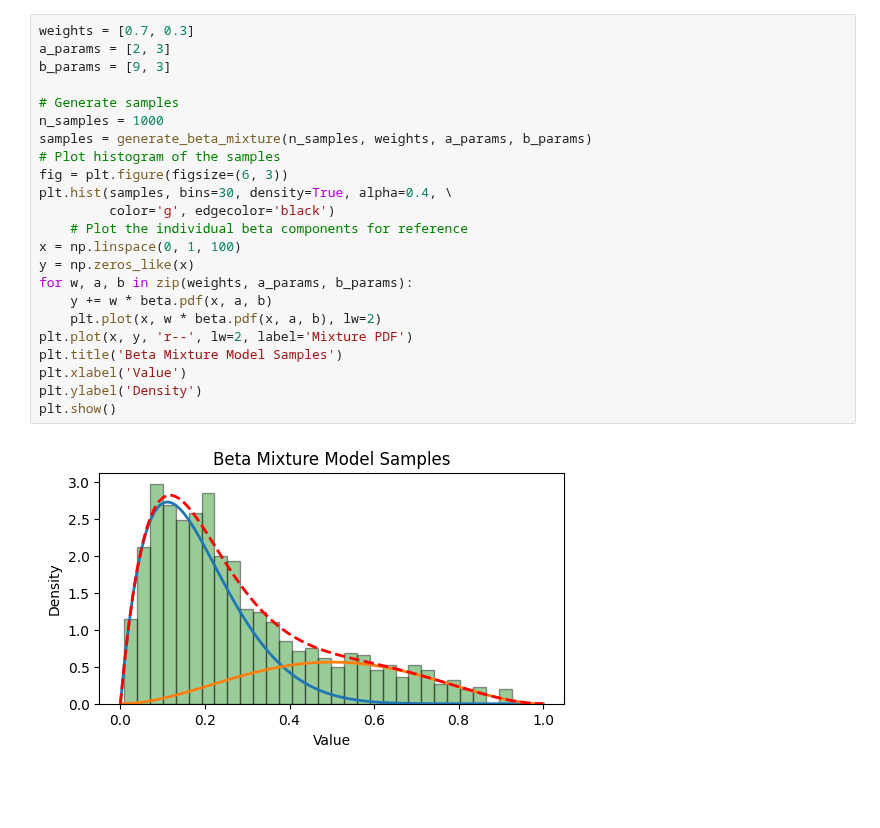
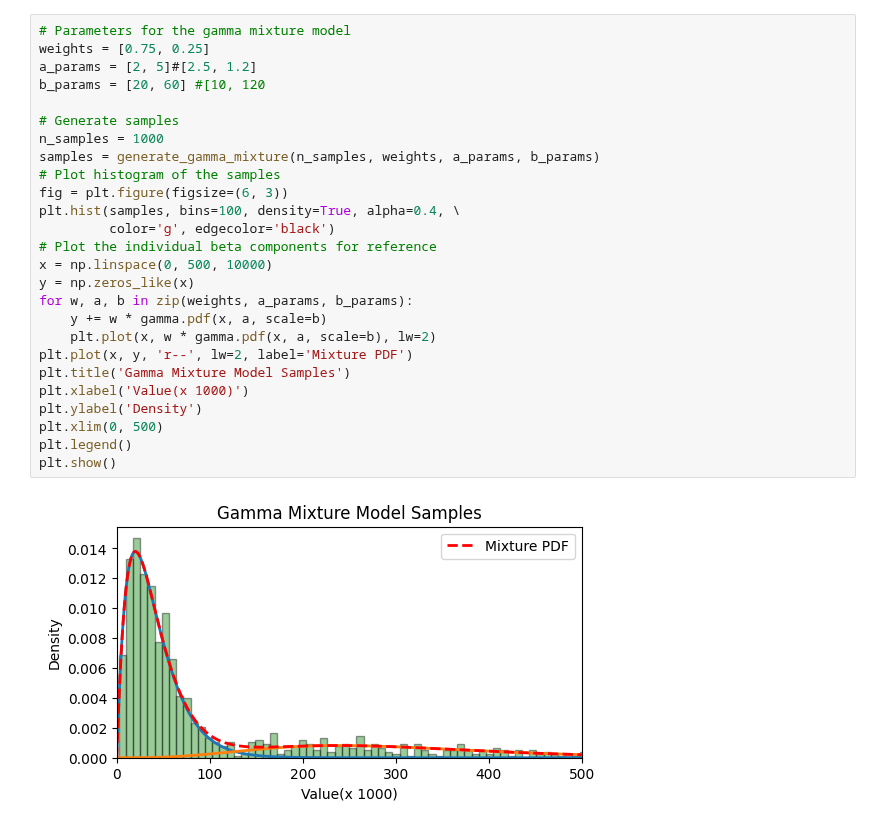
Before and after one commit to ntpuccw/InClassCoding, a Jupyter notebook: gar1203.ipynb, the cells around one changed output. Cells and saved outputs as stored; diff of their text form; blank space fills up the shorter version.

```diff
--- a/gar1203.ipynb
+++ b/gar1203.ipynb
@@ -78,27 +79,30 @@ def estimate_beta_mixture(samples, n_components):
 
     return weights, a_params, b_params
 # %%
-weights = [0.7, 0.3]
-a_params = [2, 3]
-b_params = [9, 3]
+# Parameters for the gamma mixture model
+weights = [0.75, 0.25]
+a_params = [2, 5]#[2.5, 1.2]
+b_params = [20, 60] #[10, 120
 
 # Generate samples
 n_samples = 1000
-samples = generate_beta_mixture(n_samples, weights, a_params, b_params)
+samples = generate_gamma_mixture(n_samples, weights, a_params, b_params)
 # Plot histogram of the samples
 fig = plt.figure(figsize=(6, 3))
-plt.hist(samples, bins=30, density=True, alpha=0.4, \
+plt.hist(samples, bins=100, density=True, alpha=0.4, \
          color='g', edgecolor='black')
-    # Plot the individual beta components for reference
-x = np.linspace(0, 1, 100)
+# Plot the individual beta components for reference
+x = np.linspace(0, 500, 10000)
 y = np.zeros_like(x)
 for w, a, b in zip(weights, a_params, b_params):
-    y += w * beta.pdf(x, a, b)
-    plt.plot(x, w * beta.pdf(x, a, b), lw=2)
+    y += w * gamma.pdf(x, a, scale=b)
+    plt.plot(x, w * gamma.pdf(x, a, scale=b), lw=2)
 plt.plot(x, y, 'r--', lw=2, label='Mixture PDF')
-plt.title('Beta Mixture Model Samples')
-plt.xlabel('Value')
+plt.title('Gamma Mixture Model Samples')
+plt.xlabel('Value(x 1000)')
 plt.ylabel('Density')
+plt.xlim(0, 500)
+plt.legend()
 plt.show()
 # %% [output]
-[figure, old version]
+[figure, new version]
```
Also changed, not shown: parts of 2 cells of this notebook.
